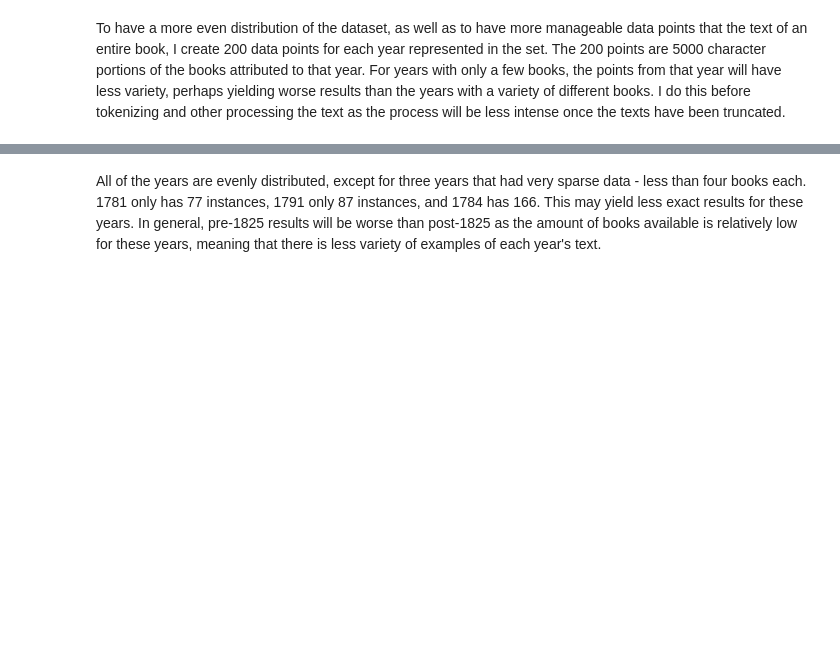
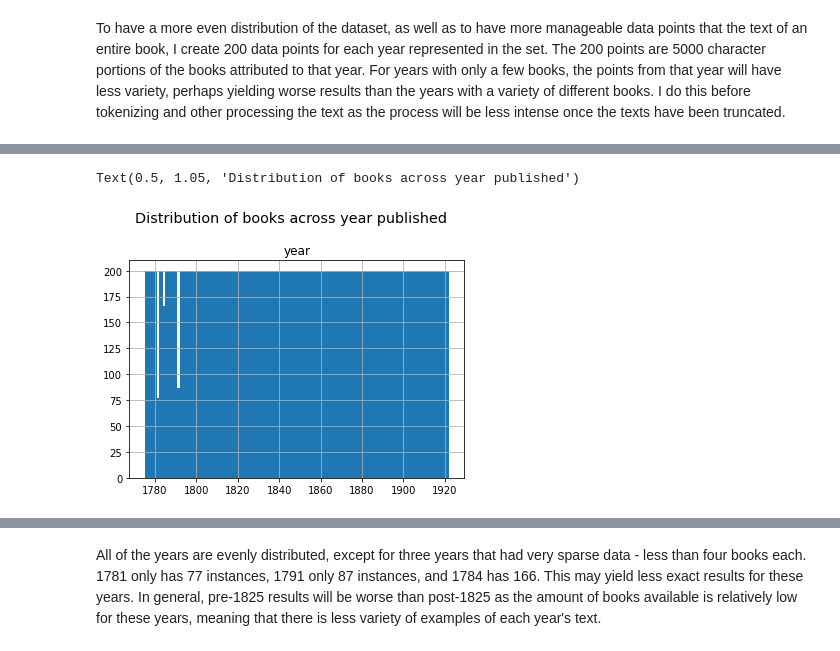
Before and after one commit to ronitronitronit/final, a Jupyter notebook: booksproject.ipynb, the cells around one changed output, grey strips where cells are left out. Drawn from its saved outputs; the diff is of its cells as text; code cells hidden in the pictures; blank space fills up the shorter version.

```diff
--- a/booksproject.ipynb
+++ b/booksproject.ipynb
@@ -386,6 +444,15 @@ pd.concat([dfPas.head(2), dfPas.tail(2)])
 # %%
 # histogram of datapoint distribution across years
 dfPas.hist(column="year", bins=148)
+plt.suptitle(
+    "Distribution of books across year published",
+    x=0.5,
+    y=1.05,
+    fontsize="x-large",
+)
+# %% [output]
+Text(0.5, 1.05, 'Distribution of books across year published')
+[figure, added]
 # %%
 """
 Delete rows without passages (from depleted years)
```
Also changed, not shown: parts of 80 cells of this notebook.
